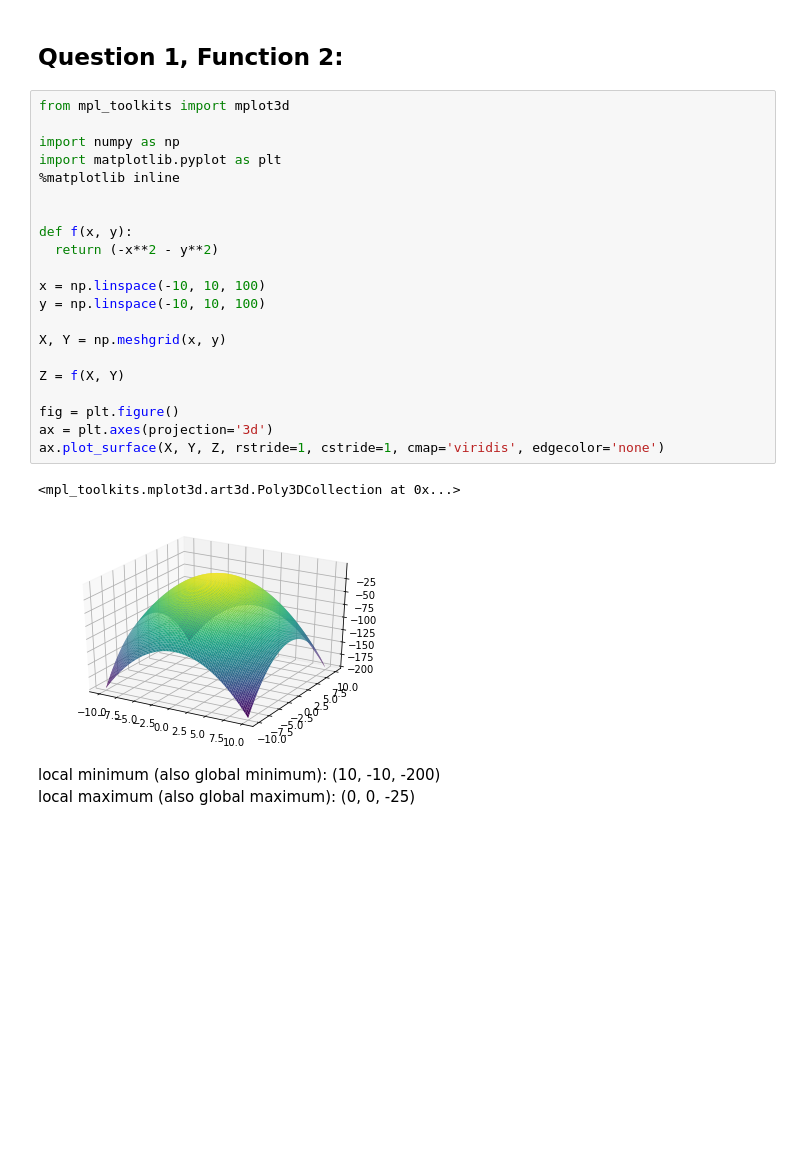
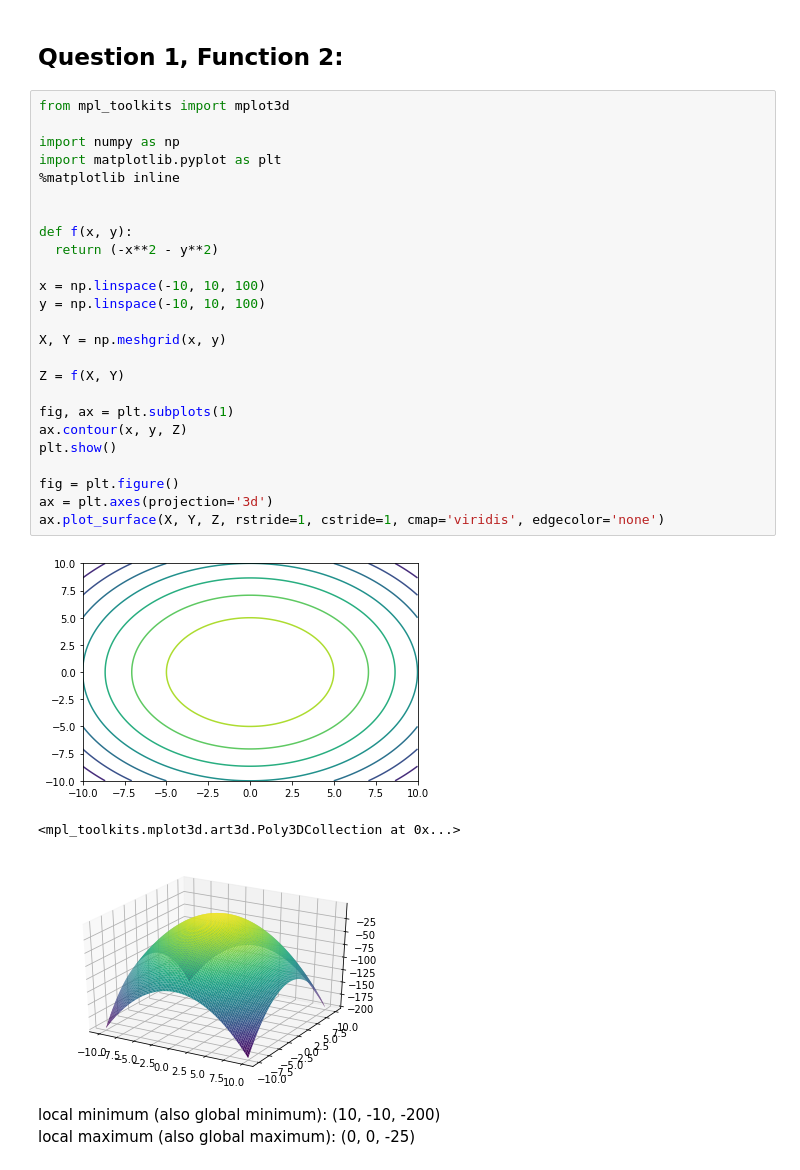
Before and after one commit to zwnewsom/artificial_intelligence, a Jupyter notebook: hw1/hw1q1.ipynb, the cells around one changed output. Cells and saved outputs as stored; diff of their text form; blank space fills up the shorter version.

```diff
--- a/hw1/hw1q1.ipynb
+++ b/hw1/hw1q1.ipynb
@@ -34,27 +43,32 @@ local maximum (also global maximum): (0, 0, 0)
 # %%
 from mpl_toolkits import mplot3d
 
 import numpy as np
 import matplotlib.pyplot as plt
 %matplotlib inline
 
 
 def f(x, y):
   return (-x**2 - y**2)
 
 x = np.linspace(-10, 10, 100)
 y = np.linspace(-10, 10, 100)
 
 X, Y = np.meshgrid(x, y)
 
 Z = f(X, Y)
 
+fig, ax = plt.subplots(1)
+ax.contour(x, y, Z)
+plt.show()
+
 fig = plt.figure()
 ax = plt.axes(projection='3d')
 ax.plot_surface(X, Y, Z, rstride=1, cstride=1, cmap='viridis', edgecolor='none')
 # %% [output]
+[figure, new version]
 <mpl_toolkits.mplot3d.art3d.Poly3DCollection at 0x...>
-[figure, old version]
+[figure, added]
 # %% [markdown]
 local minimum (also global minimum): (10, -10, -200) \
 local maximum (also global maximum): (0, 0, -25)
```
Also changed, not shown: parts of 2 cells of this notebook, 2 other files.
